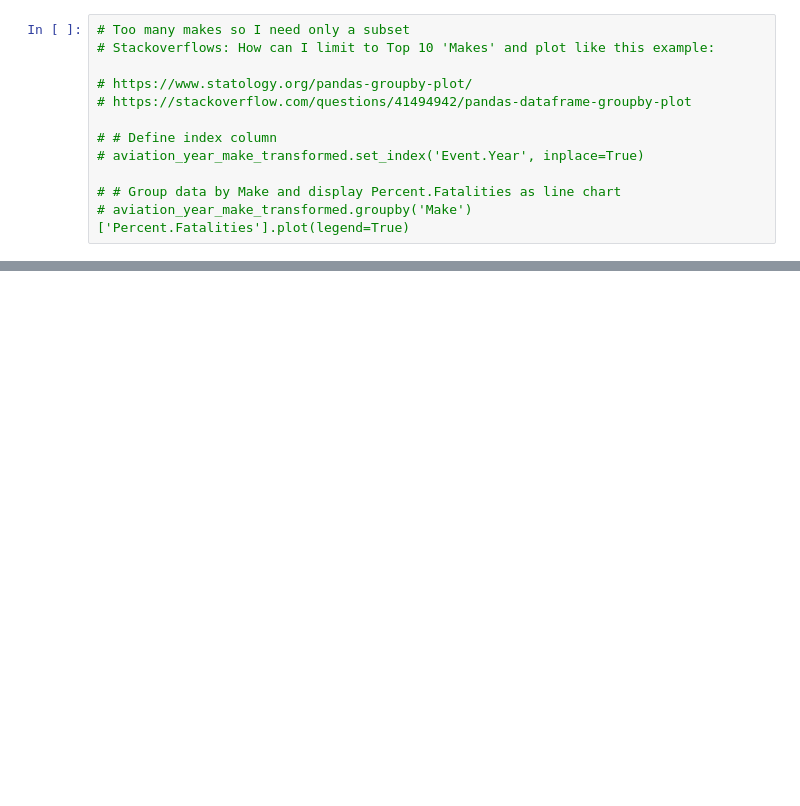
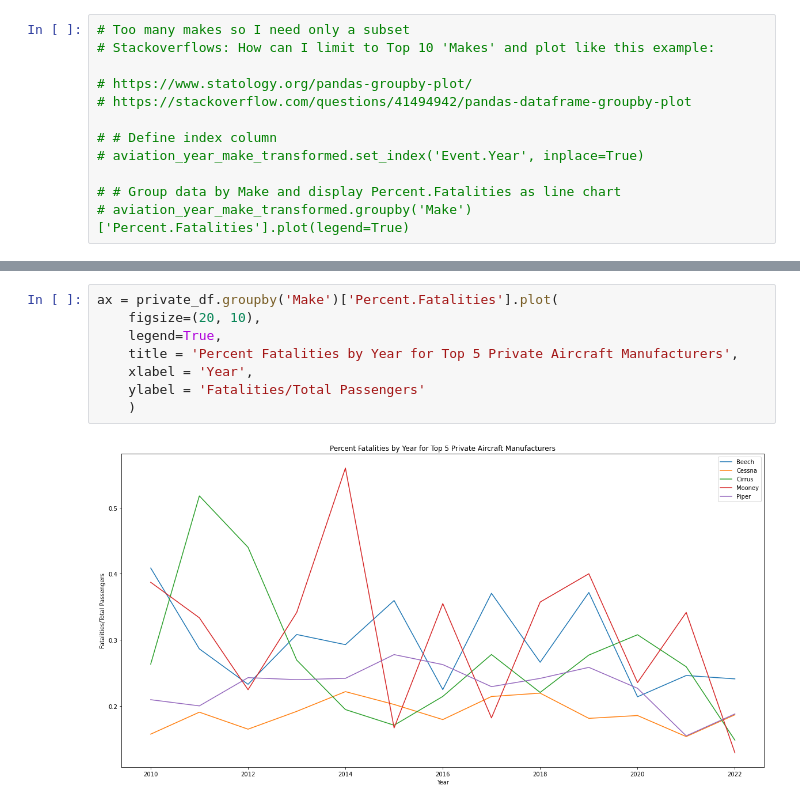
Before and after one commit to lillianlakes/Aircraft-Risk-Analysis, a Jupyter notebook: data_cleaning_lillian.ipynb, the cells around one changed output, grey strips where cells are left out. Cells and saved outputs as stored; diff of their text form; blank space fills up the shorter version.

```diff
--- a/data_cleaning_lillian.ipynb
+++ b/data_cleaning_lillian.ipynb
@@ -517,0 +1299,10 @@ ax = top_5_makes_df.groupby('Make')['Percent.Passengers.Harmed'].plot(
+# %%
+ax = private_df.groupby('Make')['Percent.Fatalities'].plot(
+    figsize=(20, 10),
+    legend=True,
+    title = 'Percent Fatalities by Year for Top 5 Private Aircraft Manufacturers',
+    xlabel = 'Year',
+    ylabel = 'Fatalities/Total Passengers'
+    )
+# %% [output]
+[figure, added]
```
Also changed, not shown: parts of 83 cells of this notebook.
